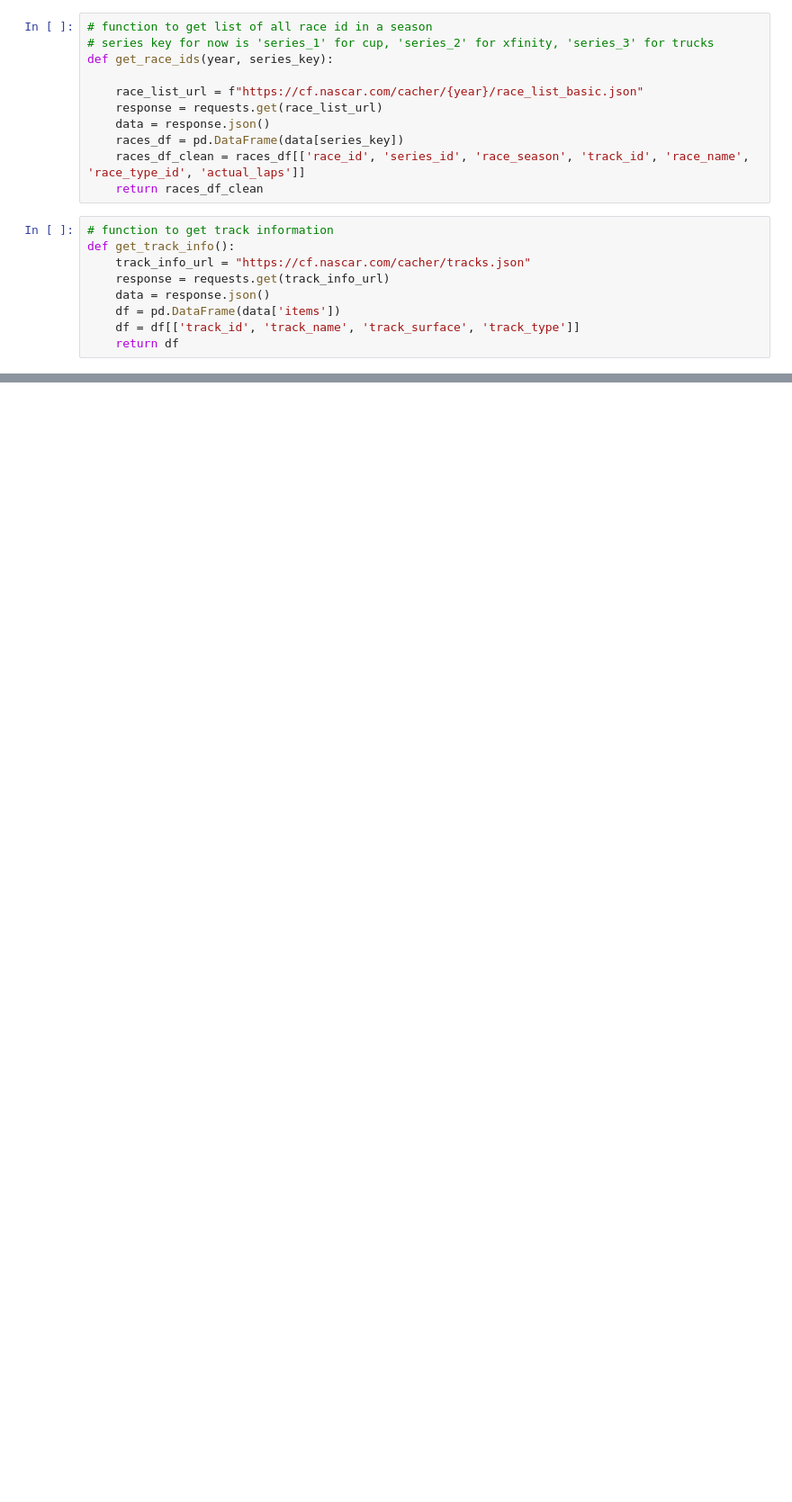
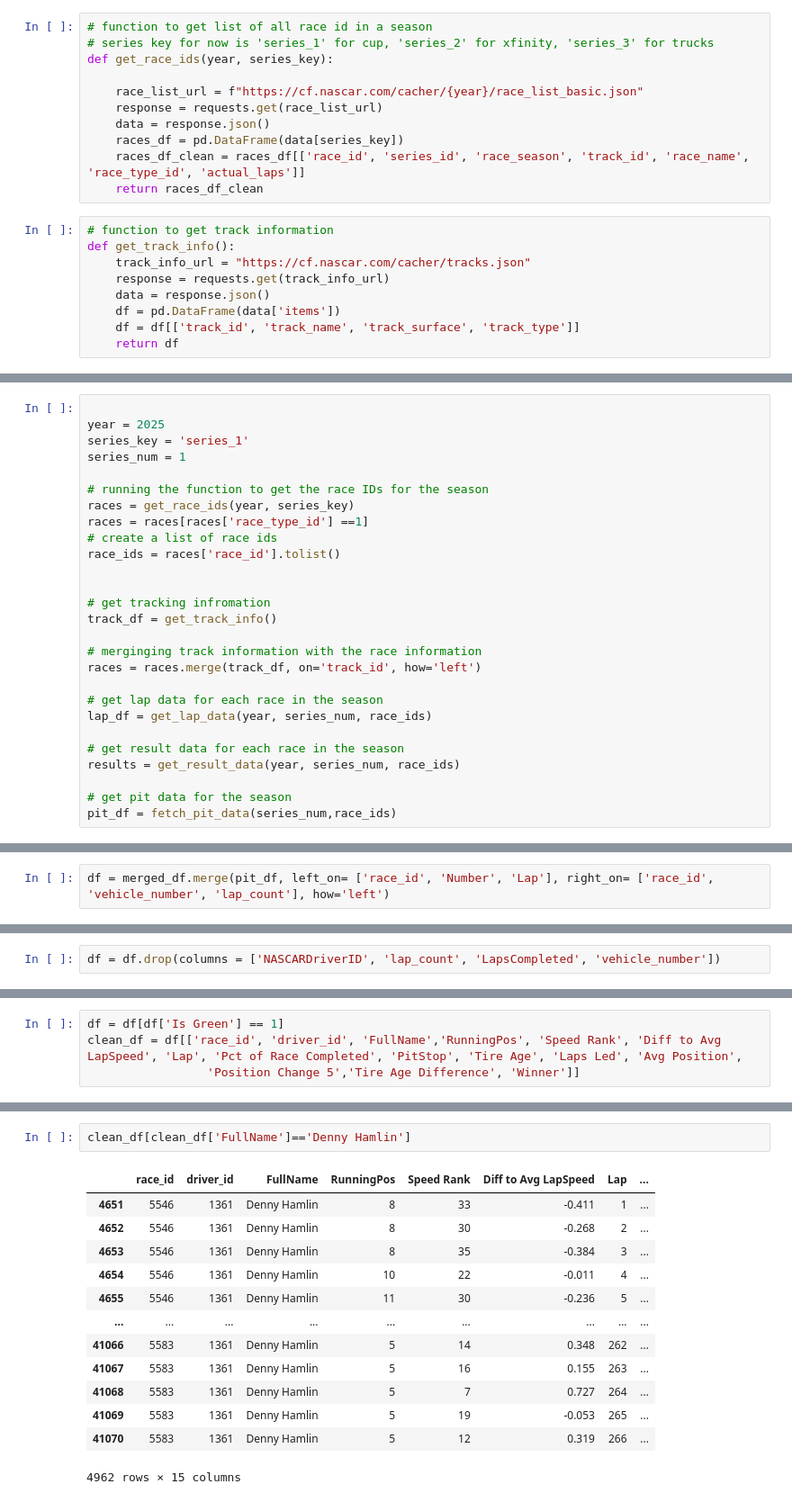
Before and after one commit to sieloffs/NASCAR-Analytics, a Jupyter notebook: Functions for Web Scraping.ipynb, the cells around one changed output, grey strips where cells are left out. Shown at 90% size. Cells and saved outputs as stored; diff of their text form; blank space fills up the shorter version.

```diff
--- a/Functions for Web Scraping.ipynb
+++ b/Functions for Web Scraping.ipynb
@@ -191 +123,28 @@ lap_df[(lap_df['race_id'] == 5385) & (lap_df['Number'] == '45')].head(201)
+# %%
+
+year = 2025
+series_key = 'series_1'
+series_num = 1
+
+# running the function to get the race IDs for the season
+races = get_race_ids(year, series_key)
+races = races[races['race_type_id'] ==1]
+# create a list of race ids
+race_ids = races['race_id'].tolist()
+
+
+# get tracking infromation
+track_df = get_track_info()
+
+# merginging track information with the race information
+races = races.merge(track_df, on='track_id', how='left')
+
+# get lap data for each race in the season
+lap_df = get_lap_data(year, series_num, race_ids)
+
+# get result data for each race in the season
+results = get_result_data(year, series_num, race_ids)
+
+# get pit data for the season
+pit_df = fetch_pit_data(series_num,race_ids)
 # %%
@@ -208,0 +161,2 @@ merged_df
+# %%
+df = merged_df.merge(pit_df, left_on= ['race_id', 'Number', 'Lap'], right_on= ['race_id', 'vehicle_number', 'lap_count'], how='left')
@@ -208,0 +184,2 @@ merged_df
+# %%
+df = df.drop(columns = ['NASCARDriverID', 'lap_count', 'LapsCompleted', 'vehicle_number'])
@@ -208,0 +271,4 @@ merged_df
+# %%
+df = df[df['Is Green'] == 1]
+clean_df = df[['race_id', 'driver_id', 'FullName','RunningPos', 'Speed Rank', 'Diff to Avg LapSpeed', 'Lap', 'Pct of Race Completed', 'PitStop', 'Tire Age', 'Laps Led', 'Avg Position',
+                 'Position Change 5','Tire Age Difference', 'Winner']]
@@ -208,0 +407,16 @@ merged_df
+# %%
+clean_df[clean_df['FullName']=='Denny Hamlin']
+# %% [output]
+|  | race_id | driver_id | FullName | RunningPos | Speed Rank | Diff to Avg LapSpeed | Lap | ... |
+| 4651 | 5546 | 1361 | Denny Hamlin | 8 | 33 | -0.411 | 1 | ... |
+| 4652 | 5546 | 1361 | Denny Hamlin | 8 | 30 | -0.268 | 2 | ... |
+| 4653 | 5546 | 1361 | Denny Hamlin | 8 | 35 | -0.384 | 3 | ... |
+| 4654 | 5546 | 1361 | Denny Hamlin | 10 | 22 | -0.011 | 4 | ... |
+| 4655 | 5546 | 1361 | Denny Hamlin | 11 | 30 | -0.236 | 5 | ... |
+| ... | ... | ... | ... | ... | ... | ... | ... | ... |
+| 41066 | 5583 | 1361 | Denny Hamlin | 5 | 14 | 0.348 | 262 | ... |
+| 41067 | 5583 | 1361 | Denny Hamlin | 5 | 16 | 0.155 | 263 | ... |
+| 41068 | 5583 | 1361 | Denny Hamlin | 5 | 7 | 0.727 | 264 | ... |
+| 41069 | 5583 | 1361 | Denny Hamlin | 5 | 19 | -0.053 | 265 | ... |
+| 41070 | 5583 | 1361 | Denny Hamlin | 5 | 12 | 0.319 | 266 | ... |
+4962 rows × 15 columns
```
Also changed, not shown: parts of 30 cells of this notebook.
